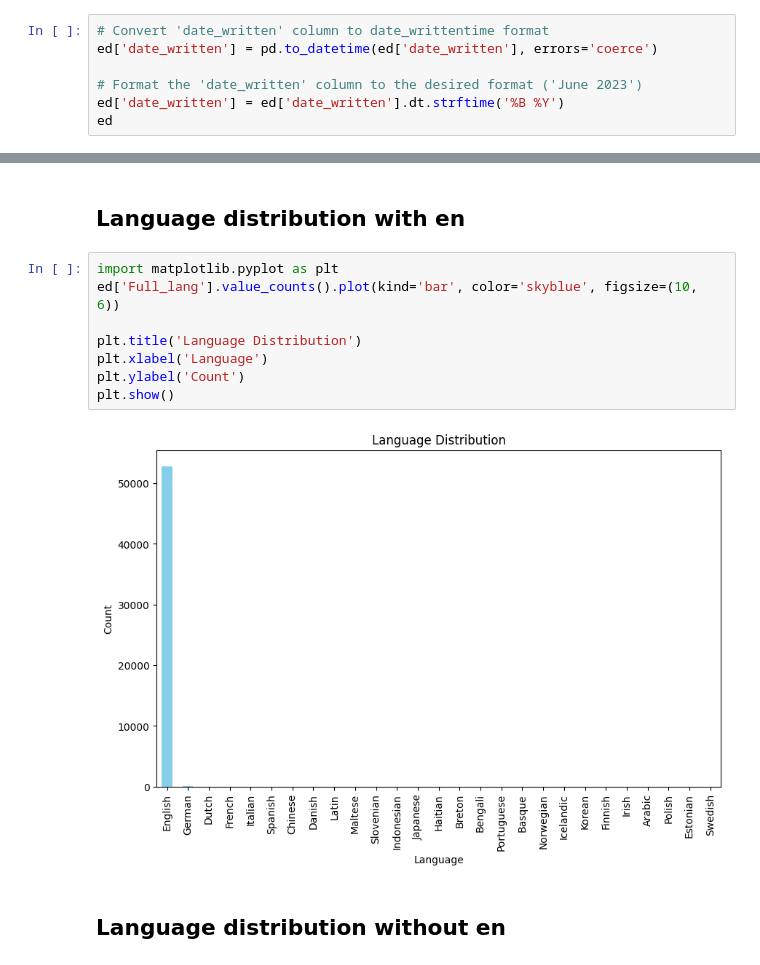
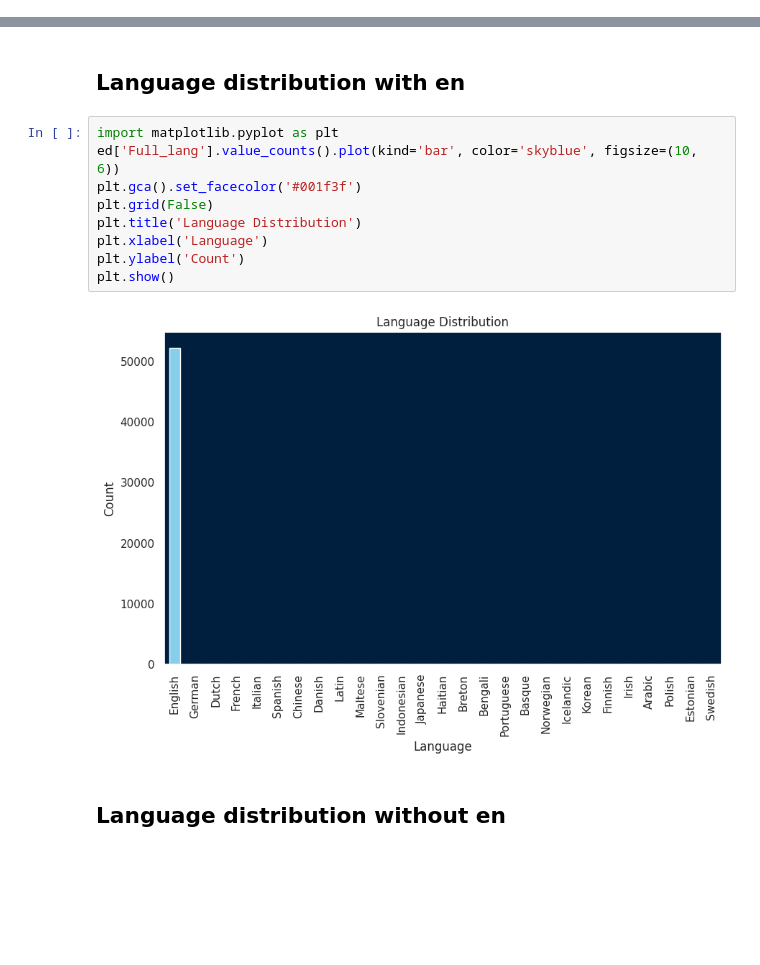
Before and after one commit to George-Michael-Dagogo/IMDB_tutorial, a Jupyter notebook: Tari_csv/tari_explore.ipynb, the cells around one changed output, grey strips where cells are left out. Saved outputs shown, nothing was run; the diff lists cells and outputs as text; blank space fills up the shorter version.

```diff
--- a/Tari_csv/tari_explore.ipynb
+++ b/Tari_csv/tari_explore.ipynb
@@ -369,7 +332,0 @@ ed
-# %%
-# Convert 'date_written' column to date_writtentime format
-ed['date_written'] = pd.to_datetime(ed['date_written'], errors='coerce')
-
-# Format the 'date_written' column to the desired format ('June 2023')
-ed['date_written'] = ed['date_written'].dt.strftime('%B %Y')
-ed
@@ -392,13 +335,14 @@ ed
 # %%
 import matplotlib.pyplot as plt
 ed['Full_lang'].value_counts().plot(kind='bar', color='skyblue', figsize=(10, 6))
-
+plt.gca().set_facecolor('#001f3f')
+plt.grid(False)
 plt.title('Language Distribution')
 plt.xlabel('Language')
 plt.ylabel('Count')
 plt.show()
 # %% [output]
-[figure, old version]
+[figure, new version]
 # %% [markdown]
 ## Language distribution without en
 # %%
```
Also changed, not shown: parts of 9 cells of this notebook.
